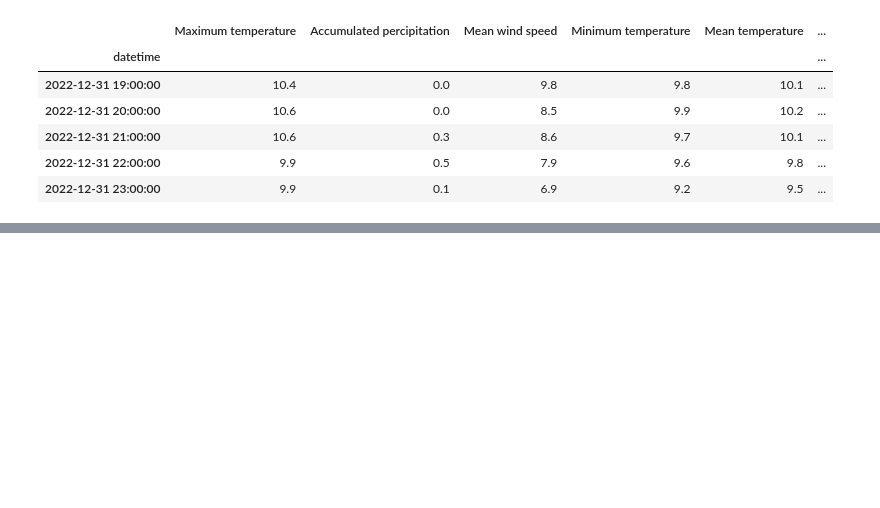
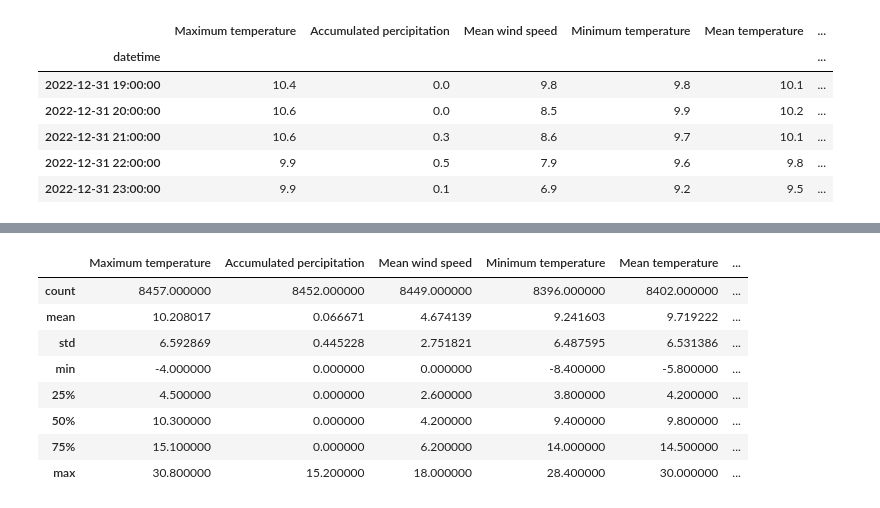
Before and after one commit to dzzz707/46765-ml-for-energy-systems, a Jupyter notebook: assignment1/Data process/Weather data.ipynb, the cells around one changed output, grey strips where cells are left out. Saved outputs shown, nothing was run; the diff lists cells and outputs as text; code cells hidden in the pictures; blank space fills up the shorter version.

```diff
--- a/assignment1/Data process/Weather data.ipynb
+++ b/assignment1/Data process/Weather data.ipynb
@@ -164,0 +151,12 @@ Weather.to_csv('Data assignment 1/Weather data.csv', index=True)
+# %%
+Weather.describe()
+# %% [output]
+|  | Maximum temperature | Accumulated percipitation | Mean wind speed | Minimum temperature | Mean temperature | ... |
+| count | 8457.000000 | 8452.000000 | 8449.000000 | 8396.000000 | 8402.000000 | ... |
+| mean | 10.208017 | 0.066671 | 4.674139 | 9.241603 | 9.719222 | ... |
+| std | 6.592869 | 0.445228 | 2.751821 | 6.487595 | 6.531386 | ... |
+| min | -4.000000 | 0.000000 | 0.000000 | -8.400000 | -5.800000 | ... |
+| 25% | 4.500000 | 0.000000 | 2.600000 | 3.800000 | 4.200000 | ... |
+| 50% | 10.300000 | 0.000000 | 4.200000 | 9.400000 | 9.800000 | ... |
+| 75% | 15.100000 | 0.000000 | 6.200000 | 14.000000 | 14.500000 | ... |
+| max | 30.800000 | 15.200000 | 18.000000 | 28.400000 | 30.000000 | ... |
```
Also changed, not shown: parts of 23 cells of this notebook.
